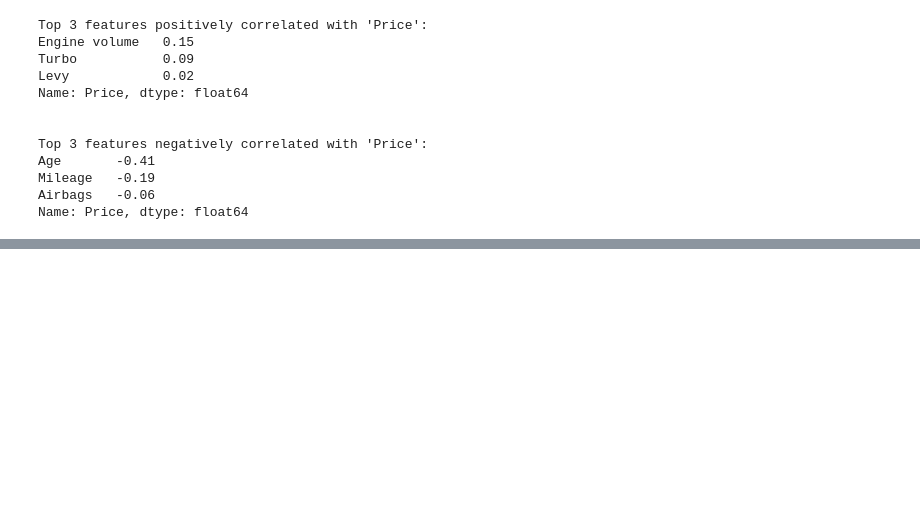
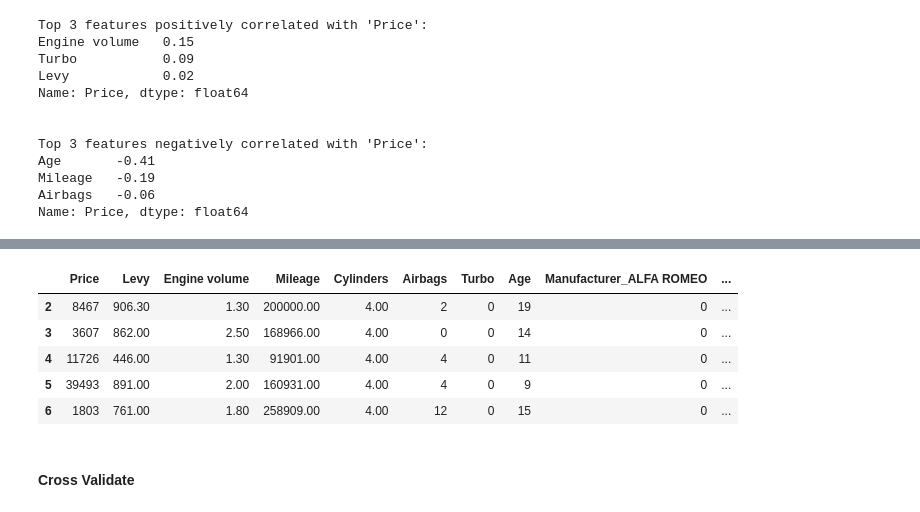
Before and after one commit to minhquana1906/used-car-price-prediction, a Jupyter notebook: notebooks/experiments.ipynb, the cells around one changed output, grey strips where cells are left out. Saved outputs shown, nothing was run; the diff lists cells and outputs as text; code cells hidden in the pictures; blank space fills up the shorter version.

```diff
--- a/notebooks/experiments.ipynb
+++ b/notebooks/experiments.ipynb
@@ -900,0 +959,13 @@ Name: Price, dtype: float64
+# %%
+for col in df_onehot.columns:
+    if df_onehot[col].dtype == 'bool':
+        df_onehot[col] = df_onehot[col].astype(int)
+
+df_onehot.head()
+# %% [output]
+|  | Price | Levy | Engine volume | Mileage | Cylinders | Airbags | Turbo | Age | Manufacturer_ALFA ROMEO | ... |
+| 2 | 8467 | 906.30 | 1.30 | 200000.00 | 4.00 | 2 | 0 | 19 | 0 | ... |
+| 3 | 3607 | 862.00 | 2.50 | 168966.00 | 4.00 | 0 | 0 | 14 | 0 | ... |
+| 4 | 11726 | 446.00 | 1.30 | 91901.00 | 4.00 | 4 | 0 | 11 | 0 | ... |
+| 5 | 39493 | 891.00 | 2.00 | 160931.00 | 4.00 | 4 | 0 | 9 | 0 | ... |
+| 6 | 1803 | 761.00 | 1.80 | 258909.00 | 4.00 | 12 | 0 | 15 | 0 | ... |
@@ -900,0 +981,2 @@ Name: Price, dtype: float64
+# %% [markdown]
+#### Cross Validate
```
Also changed, not shown: parts of 32 cells of this notebook, 1 other file.
